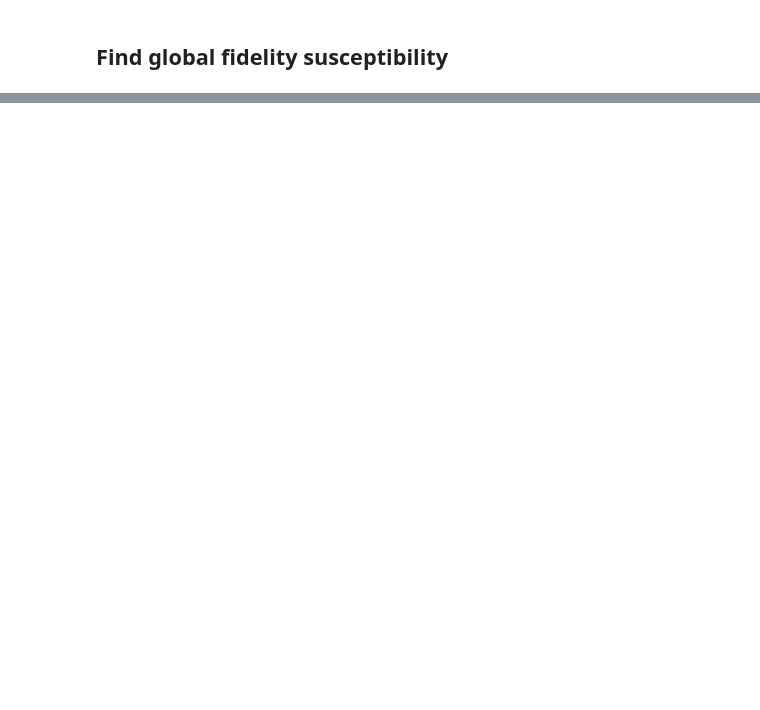
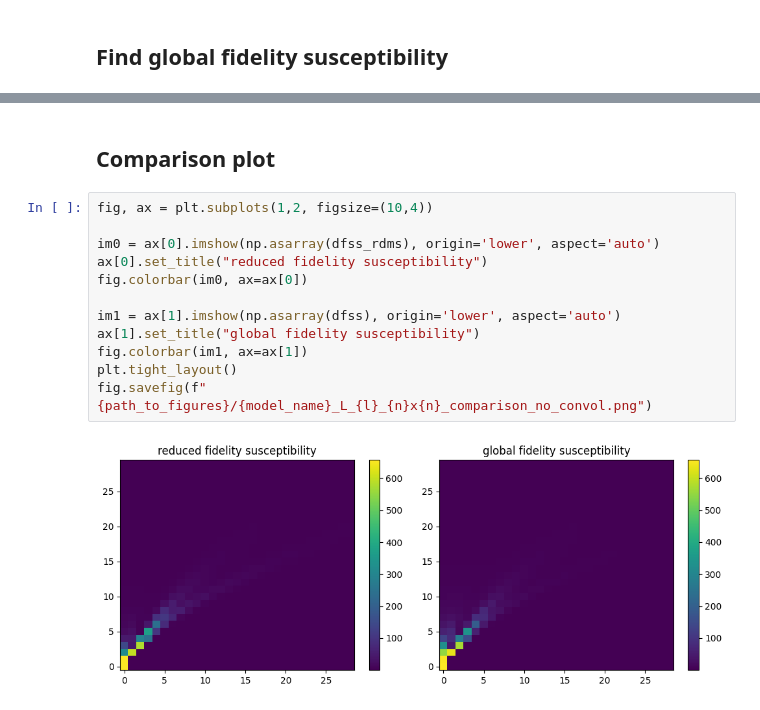
Before and after one commit to Fradm98/qupytex, a Jupyter notebook: src/qphaset/notebooks/final-global-vs-local-fidelity.ipynb, the cells around one changed output, grey strips where cells are left out. Drawn from its saved outputs; the diff is of its cells as text; blank space fills up the shorter version.

Commit message:
comparison jupyter done

```diff
--- a/src/qphaset/notebooks/final-global-vs-local-fidelity.ipynb
+++ b/src/qphaset/notebooks/final-global-vs-local-fidelity.ipynb
@@ -155,0 +200,16 @@ plt.colorbar()
+# %% [markdown]
+## Comparison plot
+# %%
+fig, ax = plt.subplots(1,2, figsize=(10,4))
+
+im0 = ax[0].imshow(np.asarray(dfss_rdms), origin='lower', aspect='auto')
+ax[0].set_title("reduced fidelity susceptibility")
+fig.colorbar(im0, ax=ax[0])
+
+im1 = ax[1].imshow(np.asarray(dfss), origin='lower', aspect='auto')
+ax[1].set_title("global fidelity susceptibility")
+fig.colorbar(im1, ax=ax[1])
+plt.tight_layout()
+fig.savefig(f"{path_to_figures}/{model_name}_L_{l}_{n}x{n}_comparison_no_convol.png")
+# %% [output]
+[figure, added]
```
Also changed, not shown: parts of 5 cells of this notebook.
